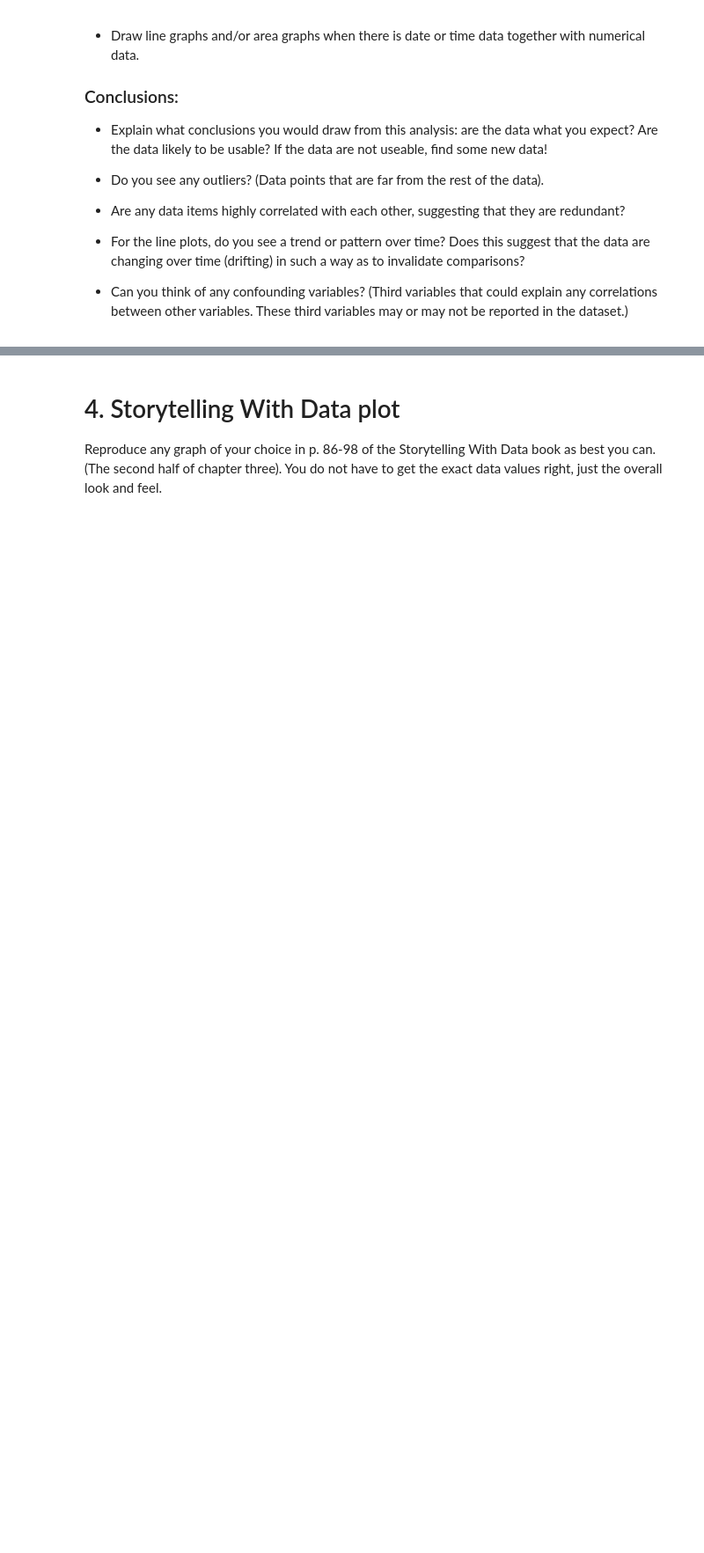
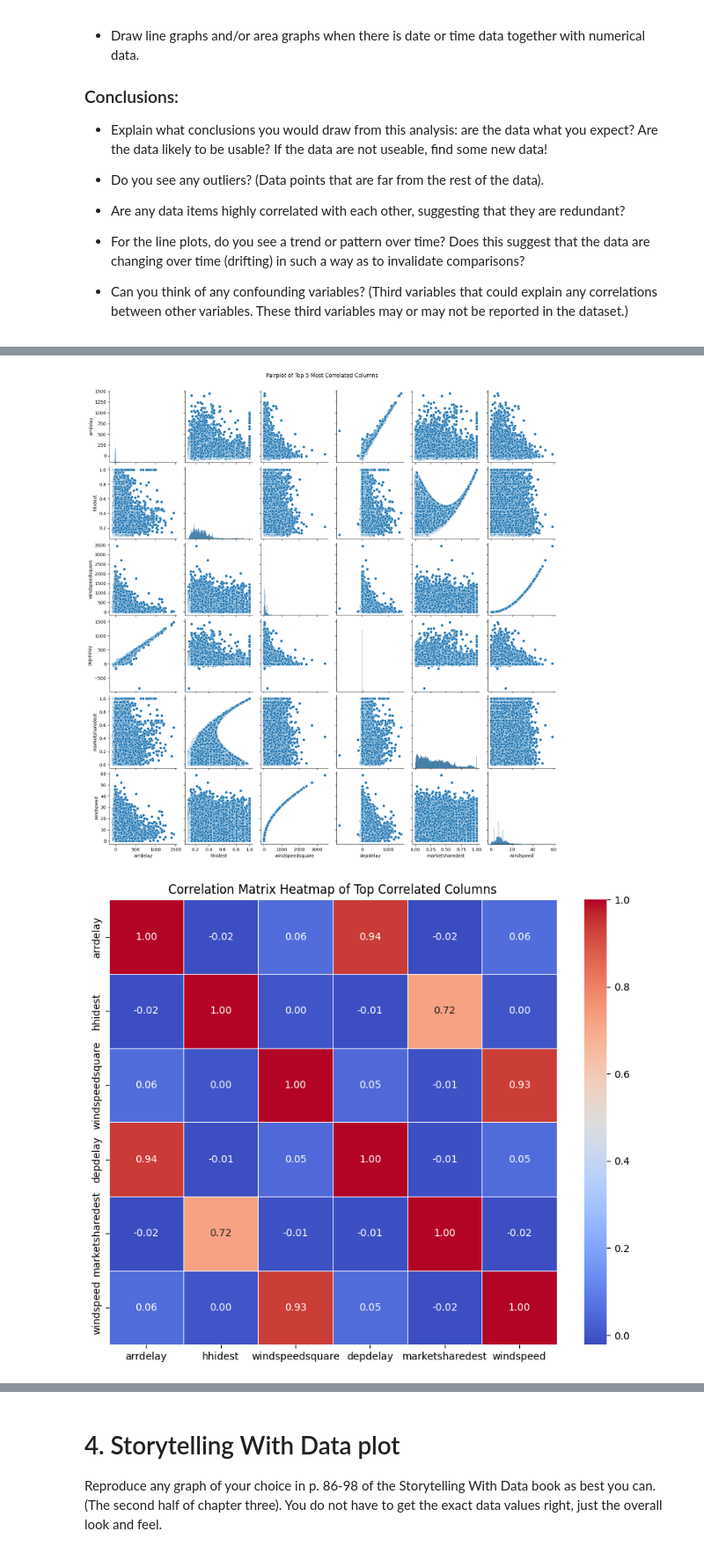
Before and after one commit to tbrantinghamBU/699-Personal, a Jupyter notebook: OMDS-ModB2-Week6-Brantingham-Tyler.ipynb, the cells around one changed output, grey strips where cells are left out. Shown at 88% size. Drawn from its saved outputs; the diff is of its cells as text; code cells hidden in the pictures; blank space fills up the shorter version.

```diff
--- a/OMDS-ModB2-Week6-Brantingham-Tyler.ipynb
+++ b/OMDS-ModB2-Week6-Brantingham-Tyler.ipynb
@@ -70,0 +119,5 @@ This week, you will do the same types of exercises as last week, but you should
+# %%
+# Load the dataset
+fname = "delay_data_clean_no_encode.csv"
+dataset_name = "delay"
+df = pd.read_csv(fname)
@@ -70,0 +146,30 @@ This week, you will do the same types of exercises as last week, but you should
+# %%
+# Select numeric columns
+numeric_df = df.select_dtypes(include=['number'])
+
+# Compute the correlation matrix
+corr_matrix = numeric_df.corr()
+
+# Unstack and sort by absolute correlation, excluding self-correlations
+corr_unstacked = corr_matrix.abs().unstack().sort_values(ascending=False)
+corr_unstacked = corr_unstacked[corr_unstacked < 1]
+
+# Get the top 5 most strongly correlated pairs
+top_5_pairs = corr_unstacked.head(5).index.tolist()
+
+# Extract unique columns involved in those pairs
+top_columns = list(set([col for pair in top_5_pairs for col in pair]))
+
+# Create pairplot
+sns.pairplot(numeric_df[top_columns])
+plt.suptitle('Pairplot of Top 5 Most Correlated Columns', y=1.02)
+plt.show()
+
+# Create heatmap for those columns
+plt.figure(figsize=(10, 8))
+sns.heatmap(numeric_df[top_columns].corr(), annot=True, cmap='coolwarm', fmt='.2f', linewidths=0.5)
+plt.title('Correlation Matrix Heatmap of Top Correlated Columns')
+plt.show()
+# %% [output]
+[figure, added]
+[figure, added]
```
Also changed, not shown: parts of 9 cells of this notebook, 2 other files.
